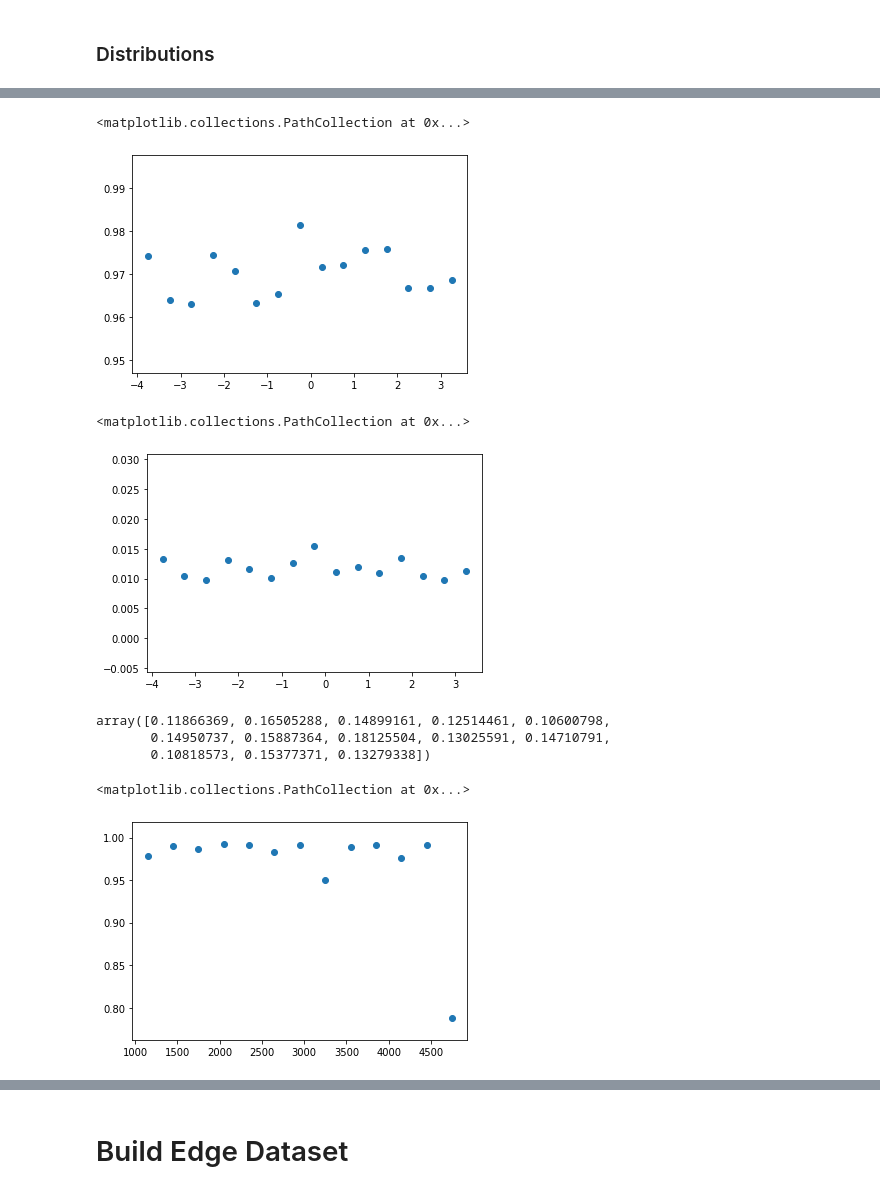
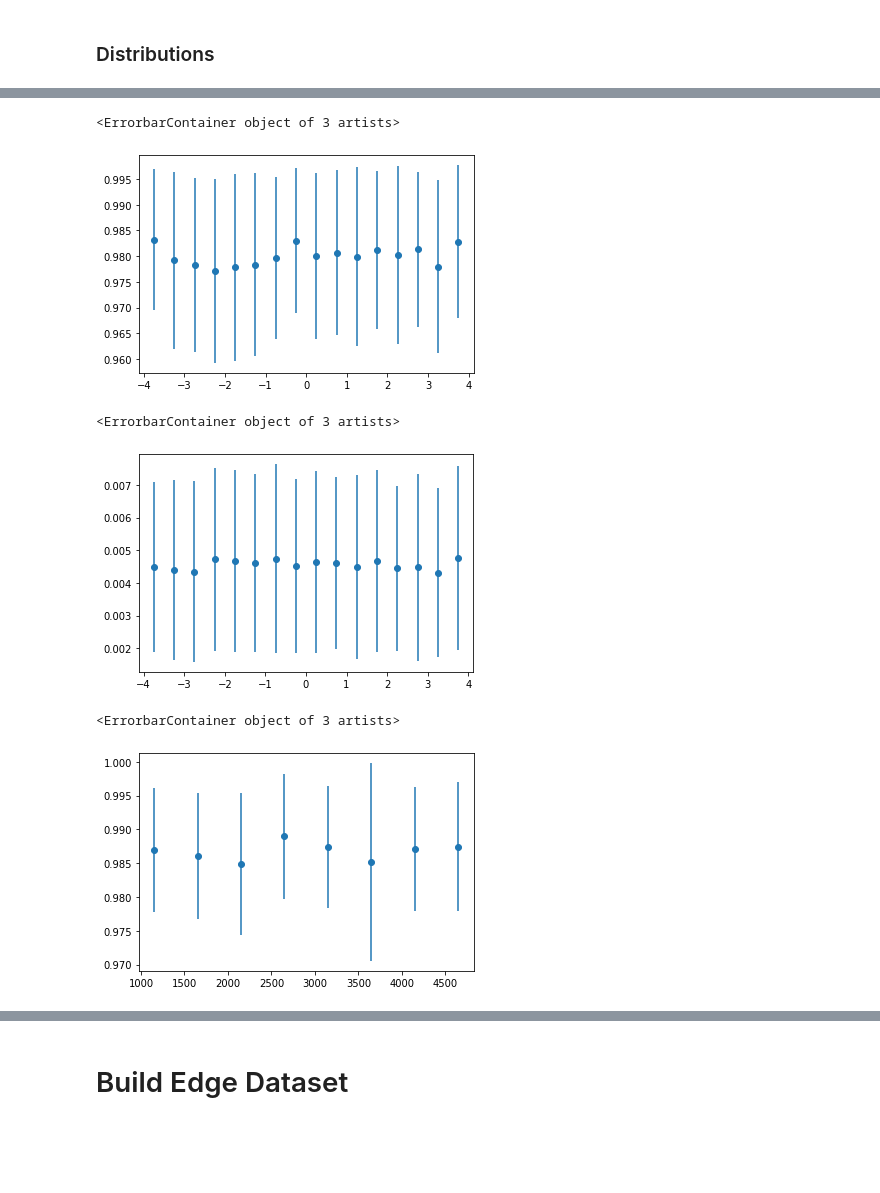
Before and after one commit to HSF-reco-and-software-triggers/Tracking-ML-Exa.TrkX, a Jupyter notebook: Pipelines/ITk_Example/notebooks/Example_Embedding.ipynb, the cells around one changed output, grey strips where cells are left out. Saved outputs shown, nothing was run; the diff lists cells and outputs as text; code cells hidden in the pictures; blank space fills up the shorter version.

```diff
--- a/Pipelines/ITk_Example/notebooks/Example_Embedding.ipynb
+++ b/Pipelines/ITk_Example/notebooks/Example_Embedding.ipynb
@@ -366,3 +390,8 @@ with torch.no_grad():
+# %%
+batch = 0
+model.eval()
+
+y_cluster, e_spatial, e_bidir = get_performance(model, model.testset[batch].to(device), r_max=1.2, k_max=200)
 # %%
 print(f"Pur: {y_cluster.sum() / y_cluster.shape[0]}, Eff: {y_cluster.sum() / e_bidir.shape[1]}")
 # %% [output]
@@ -370,19 +399,24 @@ Pur: 0.010722854174673557, Eff: 0.9704765677452087
 # %%
-eta_cuts = np.arange(-4, 4, 0.5)
+eta_cuts = np.arange(-4, 4.5, 0.5)
+batch_range = np.arange(0,20)
 
-eta_hits = calc_eta(batch.x[:, 0].cpu(), batch.x[:, 2].cpu())
-av_eta_preds = (eta_hits[e_spatial[0]] + eta_hits[e_spatial[1]])/2
-av_eta_true = (eta_hits[e_bidir[0]] + eta_hits[e_bidir[1]])/2
+eta_eff_list = []
+eta_pur_list = []
 
-# eta_eff_list = []
-# eta_pur_list = []
+for batch_idx in batch_range:
 
-for eta1, eta2 in zip(eta_cuts[:-1], eta_cuts[1:]):
-    edge_eta_pred = (av_eta_preds >= eta1) & (av_eta_preds <= eta2)
-    edge_eta_true = (av_eta_true >= eta1) & (av_eta_true <= eta2)
-    true_positives = y_cluster[edge_eta_pred]
+    batch = model.testset[batch_idx].to(device)
 
-#     print(true_positives.sum(), true_positives.shape, edge_eta_true.sum())
+    y_cluster, e_spatial, e_bidir = get_performance(model, batch, r_max=1.2, k_max=500)
 
-    eta_eff_list.append(true_positives.sum().item() / edge_eta_true.sum().item())
-    eta_pur_list.append(true_positives.sum().item() / true_positives.shape[0])
+    eta_hits = calc_eta(batch.x[:, 0].cpu(), batch.x[:, 2].cpu())
+    av_eta_preds = (eta_hits[e_spatial[0]] + eta_hits[e_spatial[1]])/2
+    av_eta_true = (eta_hits[e_bidir[0]] + eta_hits[e_bidir[1]])/2
+
+    for eta1, eta2 in zip(eta_cuts[:-1], eta_cuts[1:]):
+        edge_eta_pred = (av_eta_preds >= eta1) & (av_eta_preds <= eta2)
+        edge_eta_true = (av_eta_true >= eta1) & (av_eta_true <= eta2)
+        true_positives = y_cluster[edge_eta_pred]
+
+        eta_eff_list.append(true_positives.sum().item() / edge_eta_true.sum().item())
+        eta_pur_list.append(true_positives.sum().item() / true_positives.shape[0])
@@ -391,3 +423,3 @@ num_events = 4
 # %%
-# np.array(eta_eff_list).reshape(eta_cuts.shape[0]-1, num_events).mean(1)
-np.array(eta_pur_list).reshape(eta_cuts.shape[0]-1, num_events).mean(1)
+eta_eff_reshape = np.array(eta_eff_list).reshape(eta_cuts.shape[0]-1, len(batch_range))
+eta_pur_reshape = np.array(eta_pur_list).reshape(eta_cuts.shape[0]-1, len(batch_range))
@@ -400,13 +447,13 @@ eta_cuts.shape
 # %%
 eta_center = (eta_cuts[:-1] + eta_cuts[1:])/2
-plt.scatter(eta_center, np.array(eta_eff_list).reshape(eta_cuts.shape[0]-1, num_events).mean(1))
+plt.errorbar(eta_center, eta_eff_reshape.mean(1), eta_eff_reshape.std(1), fmt="o")
 # %% [output]
-<matplotlib.collections.PathCollection at 0x...>
+<ErrorbarContainer object of 3 artists>
-[figure, old version]
+[figure, new version]
 # %%
 eta_center = (eta_cuts[:-1] + eta_cuts[1:])/2
-plt.scatter(eta_center, np.array(eta_pur_list).reshape(eta_cuts.shape[0]-1, num_events).mean(1))
+plt.errorbar(eta_center, eta_pur_reshape.mean(1), eta_pur_reshape.std(1), fmt="o")
 # %% [output]
-<matplotlib.collections.PathCollection at 0x...>
+<ErrorbarContainer object of 3 artists>
-[figure, old version]
+[figure, new version]
 # %%
@@ -432,15 +481,11 @@ num_events =5
 # %%
-np.array(pt_eff_list).reshape(pt_cuts.shape[0]-1, num_events).mean(1)
-np.array(pt_pur_list).reshape(pt_cuts.shape[0]-1, num_events).mean(1)
+pt_eff_reshape = np.array(pt_eff_list).reshape(pt_cuts.shape[0]-1, len(batch_range))
+pt_pur_reshape = np.array(pt_pur_list).reshape(pt_cuts.shape[0]-1, len(batch_range))
-# %% [output]
-array([0.11866369, 0.16505288, 0.14899161, 0.12514461, 0.10600798,
-       0.14950737, 0.15887364, 0.18125504, 0.13025591, 0.14710791,
-       0.10818573, 0.15377371, 0.13279338])
 # %%
 pt_center = (pt_cuts[:-1] + pt_cuts[1:])/2
-plt.scatter(pt_center, np.array(pt_eff_list).reshape(pt_cuts.shape[0]-1, num_events).mean(1))
+plt.errorbar(pt_center, pt_eff_reshape.mean(1), pt_eff_reshape.std(1), fmt="o")
 # %% [output]
-<matplotlib.collections.PathCollection at 0x...>
+<ErrorbarContainer object of 3 artists>
-[figure, old version]
+[figure, new version]
 # %%
 pt_center = (pt_cuts[:-1] + pt_cuts[1:])/2
```
Also changed, not shown: parts of 18 cells of this notebook, 7 other files.
